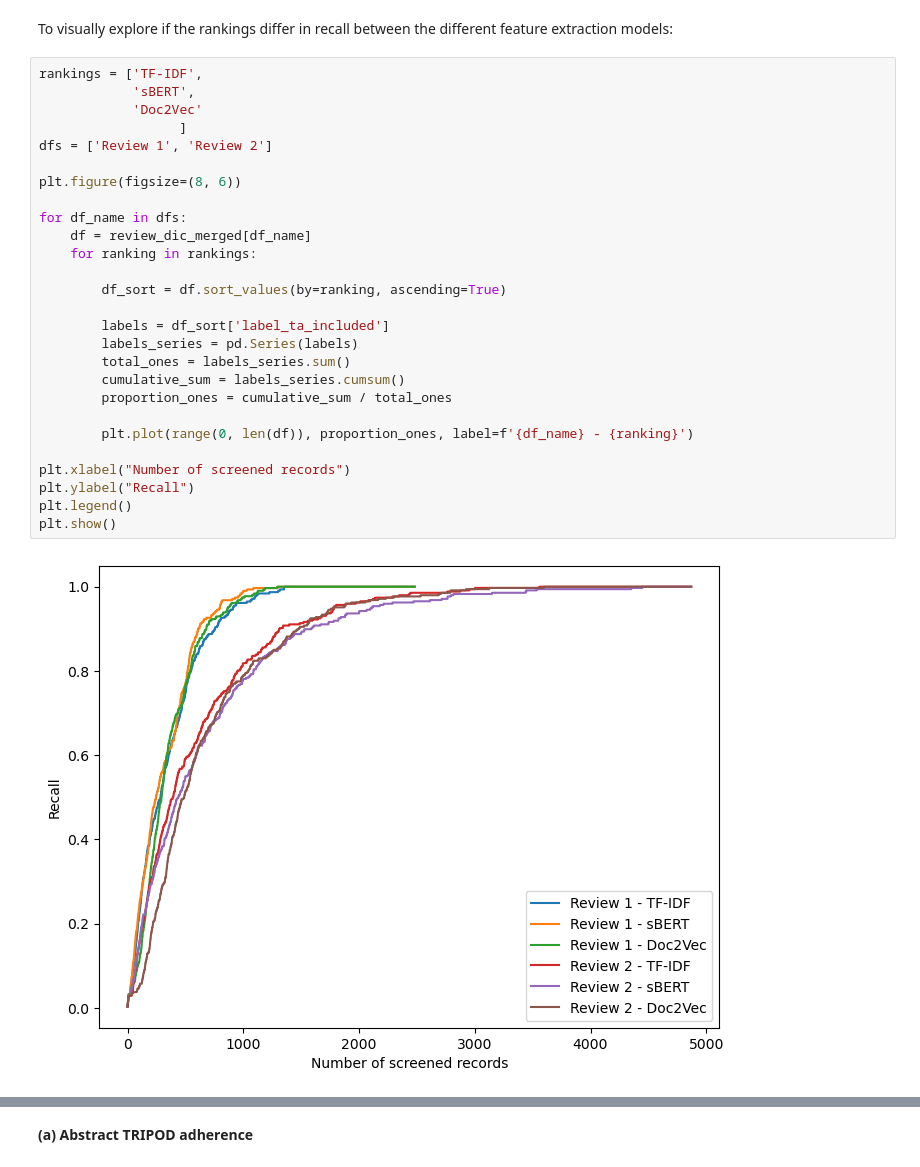
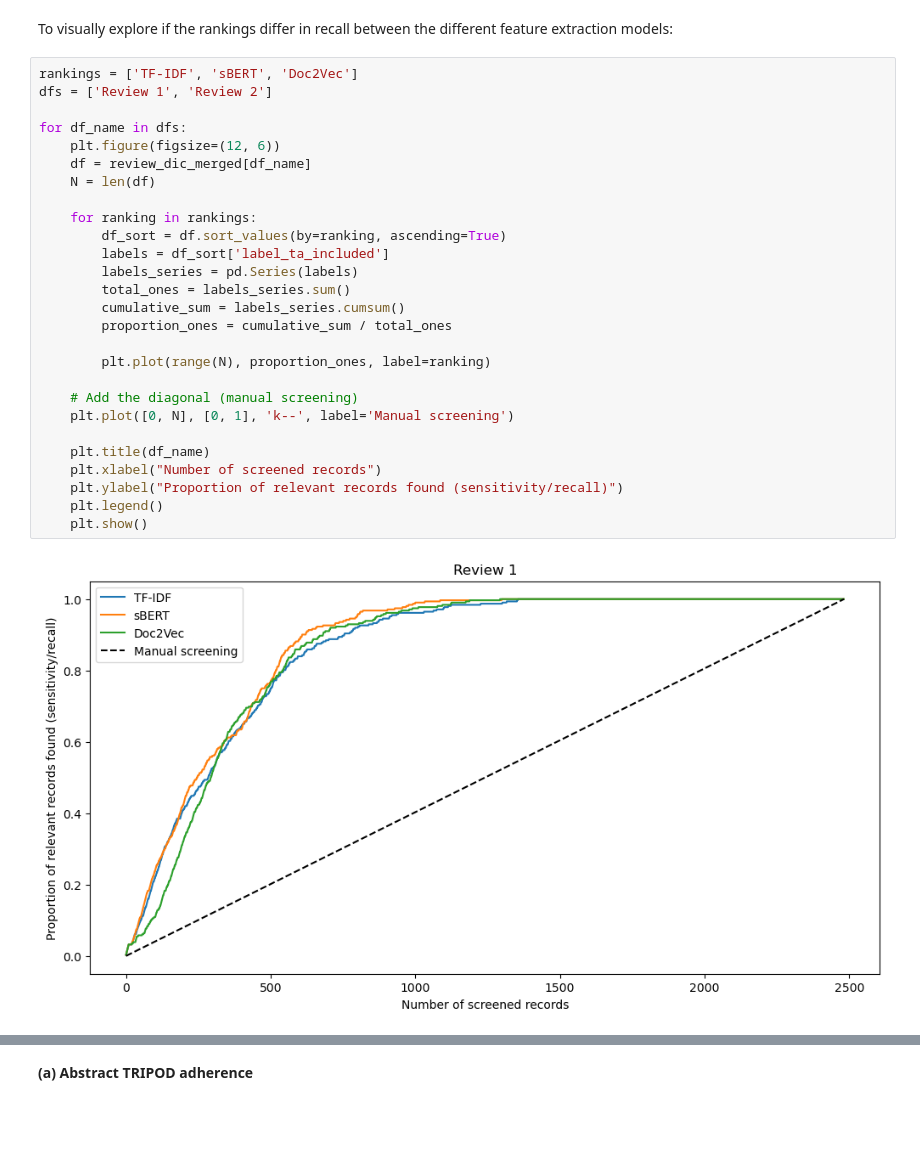
Before and after one commit to isa-sp/TAR-abstracts, a Jupyter notebook: set-up.ipynb, the cells around one changed output, grey strips where cells are left out. Cells and saved outputs as stored; diff of their text form; blank space fills up the shorter version.

Commit message:
Ranking figure updated

```diff
--- a/set-up.ipynb
+++ b/set-up.ipynb
@@ -262,31 +262,31 @@ for key, value in review_dic_merged.items():
 # %% [markdown]
 To visually explore if the rankings differ in recall between the different feature extraction models:
 # %%
-rankings = ['TF-IDF',
-            'sBERT',
-            'Doc2Vec'
-                  ]
+rankings = ['TF-IDF', 'sBERT', 'Doc2Vec']
 dfs = ['Review 1', 'Review 2']
 
-plt.figure(figsize=(8, 6))
+for df_name in dfs:
+    plt.figure(figsize=(12, 6))
+    df = review_dic_merged[df_name]
+    N = len(df)
 
-for df_name in dfs:
-    df = review_dic_merged[df_name]
     for ranking in rankings:
-
         df_sort = df.sort_values(by=ranking, ascending=True)
-
         labels = df_sort['label_ta_included']
         labels_series = pd.Series(labels)
         total_ones = labels_series.sum()
         cumulative_sum = labels_series.cumsum()
         proportion_ones = cumulative_sum / total_ones
 
-        plt.plot(range(0, len(df)), proportion_ones, label=f'{df_name} - {ranking}')
+        plt.plot(range(N), proportion_ones, label=ranking)
 
-plt.xlabel("Number of screened records")
-plt.ylabel("Recall")
-plt.legend()
-plt.show()
+    # Add the diagonal (manual screening)
+    plt.plot([0, N], [0, 1], 'k--', label='Manual screening')
+
+    plt.title(df_name)
+    plt.xlabel("Number of screened records")
+    plt.ylabel("Proportion of relevant records found (sensitivity/recall)")
+    plt.legend()
+    plt.show()
 # %% [output]
-[figure, old version]
+[figure, new version]
```
Also changed, not shown: parts of 2 cells of this notebook.
